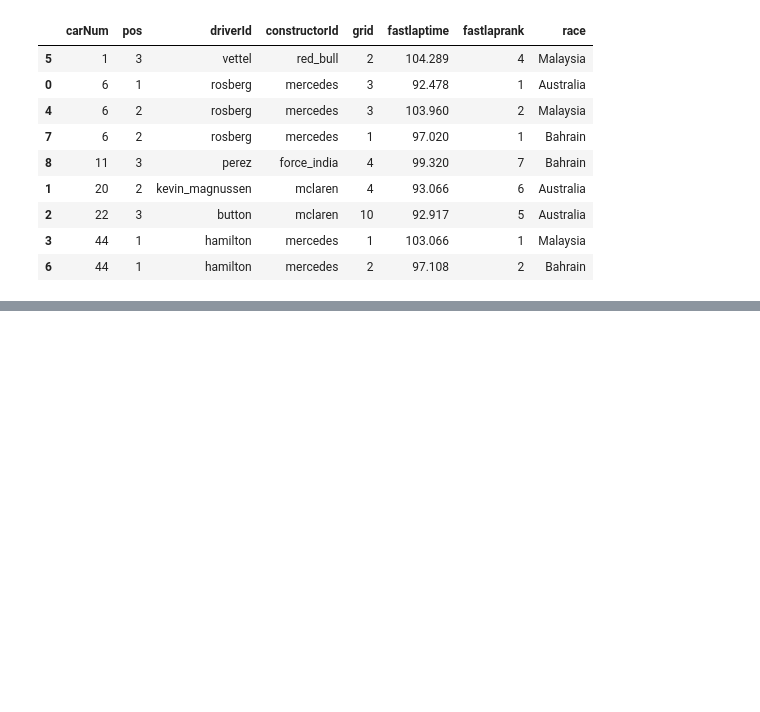
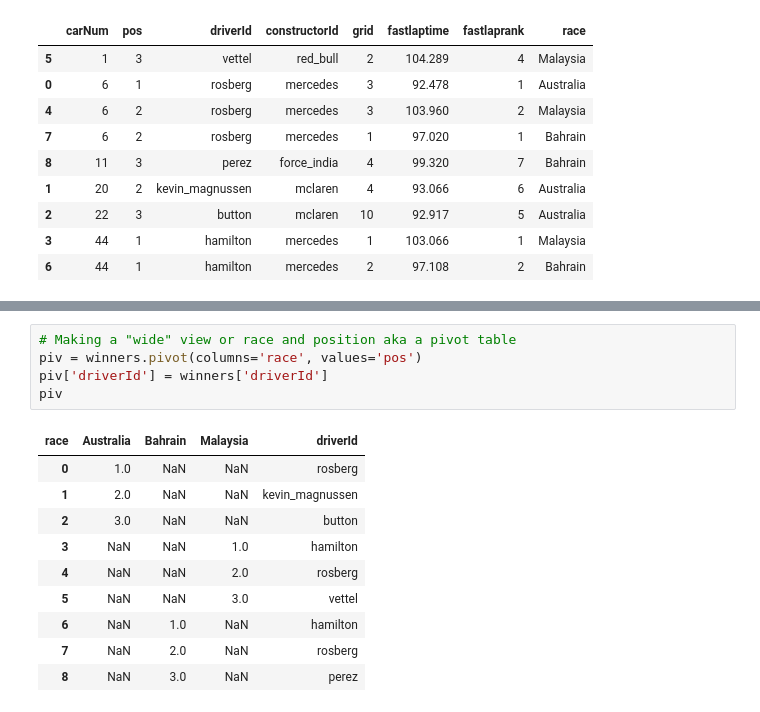
Before and after one commit to nackjicholson/wranglingf1data, a Jupyter notebook: getting_started.ipynb, the cells around one changed output, grey strips where cells are left out. Cells and saved outputs as stored; diff of their text form; blank space fills up the shorter version.

```diff
--- a/getting_started.ipynb
+++ b/getting_started.ipynb
@@ -231,0 +289,16 @@ winners.sort_values(by='carNum')
+# %%
+# Making a "wide" view or race and position aka a pivot table
+piv = winners.pivot(columns='race', values='pos')
+piv['driverId'] = winners['driverId']
+piv
+# %% [output]
+| race | Australia | Bahrain | Malaysia | driverId |
+| 0 | 1.0 | NaN | NaN | rosberg |
+| 1 | 2.0 | NaN | NaN | kevin_magnussen |
+| 2 | 3.0 | NaN | NaN | button |
+| 3 | NaN | NaN | 1.0 | hamilton |
+| 4 | NaN | NaN | 2.0 | rosberg |
+| 5 | NaN | NaN | 3.0 | vettel |
+| 6 | NaN | 1.0 | NaN | hamilton |
+| 7 | NaN | 2.0 | NaN | rosberg |
+| 8 | NaN | 3.0 | NaN | perez |
```
Also changed, not shown: parts of 8 cells of this notebook.
